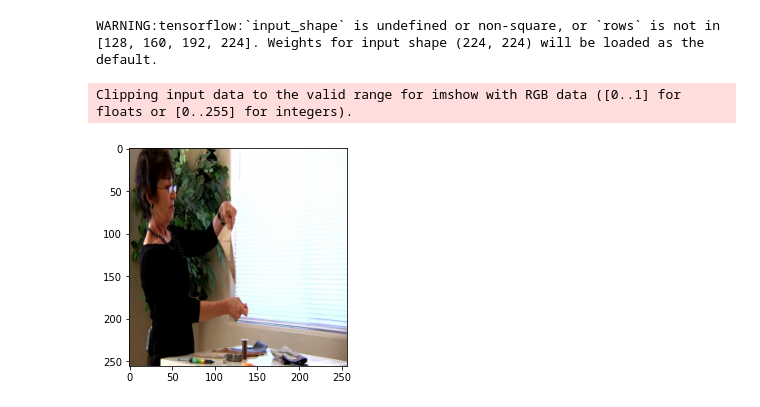
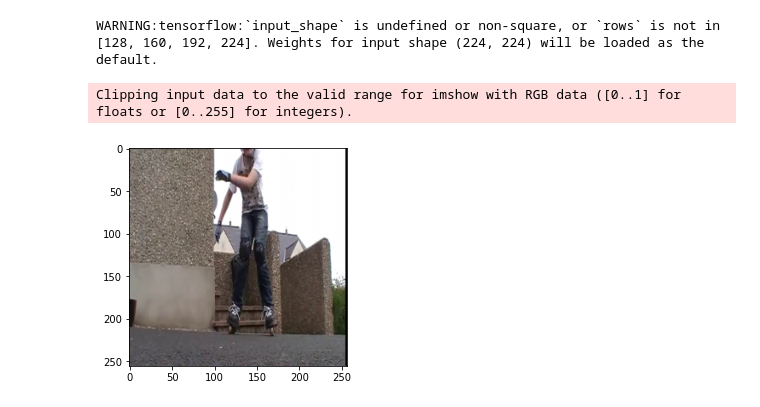
Before and after one commit to EverySports/Deep-Learning, a Jupyter notebook: Train.ipynb, the cells around one changed output. Cells and saved outputs as stored; diff of their text form; code cells hidden in the pictures.

```diff
--- a/Train.ipynb
+++ b/Train.ipynb
@@ -82,0 +39,4 @@ df.head()
+# %%
+df = load_data()
+print(len(df))
+df.head()
@@ -455,5 +148,5 @@ WARNING:tensorflow:`input_shape` is undefined or non-square, or `rows` is not in
 # %%
-inf_gen = DataGenerator(
+inf_gen = EvalDataGenerator(
     list_IDs = validation_df.index,
     df = df,
     batch_size = 1,
@@ -462,14 +155,15 @@ inf_gen = DataGenerator(
     mode = 'fit',
 )
 # %%
-img, regr = inf_gen.__getitem__(1)
+img, regr = inf_gen.__getitem__(11)
 result = inf_model(img)
+idx = 0
 # %%
-plt.imshow(img[0])
+plt.imshow(img[idx])
 plt.show()
 # %% [output]
 Clipping input data to the valid range for imshow with RGB data ([0..1] for floats or [0..255] for integers).
-[figure, old version]
+[figure, new version]
 # %%
 draw_heatmap(0, *regr)
 # %% [output]
```
Also changed, not shown: parts of 31 cells of this notebook, 1 other file.
